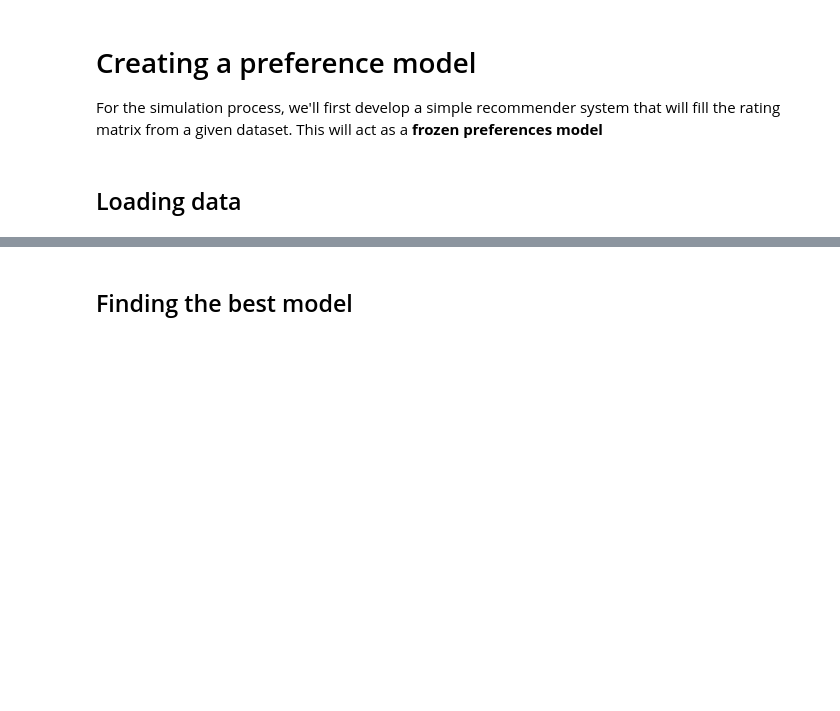
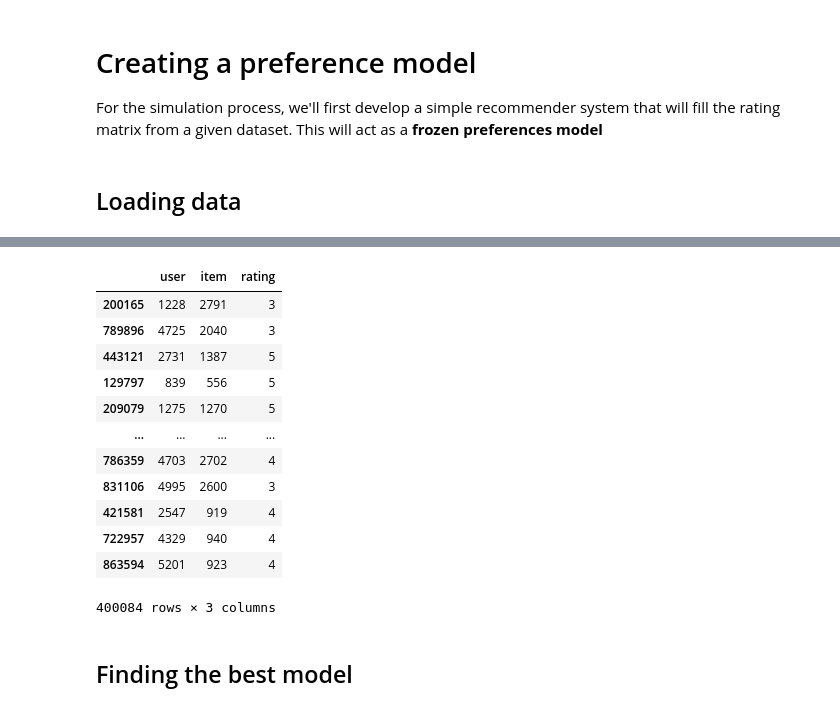
Before and after one commit to caiotda/dynamicTasteDistortion, a Jupyter notebook: simulation/00-preference_model.ipynb, the cells around one changed output, grey strips where cells are left out. Drawn from its saved outputs; the diff is of its cells as text; code cells hidden in the pictures; blank space fills up the shorter version.

```diff
--- a/simulation/00-preference_model.ipynb
+++ b/simulation/00-preference_model.ipynb
@@ -44,6 +55,21 @@ df
 # %%
-reader = Reader(rating_scale=(1, 5))
 
-data = Dataset.load_from_df(df[["user", "item", "rating"]], reader)
+data = df[["user", "item", "rating"]]
 # %%
-trainset, testset = train_test_split(data, test_size=0.2)
+trainset, testset = train_test_split(data, test_size=0.3)
+# %%
+trainset
+# %% [output]
+|  | user | item | rating |
+| 200165 | 1228 | 2791 | 3 |
+| 789896 | 4725 | 2040 | 3 |
+| 443121 | 2731 | 1387 | 5 |
+| 129797 | 839 | 556 | 5 |
+| 209079 | 1275 | 1270 | 5 |
+| ... | ... | ... | ... |
+| 786359 | 4703 | 2702 | 4 |
+| 831106 | 4995 | 2600 | 3 |
+| 421581 | 2547 | 919 | 4 |
+| 722957 | 4329 | 940 | 4 |
+| 863594 | 5201 | 923 | 4 |
+400084 rows × 3 columns
```
Also changed, not shown: parts of 33 cells of this notebook, 1 other file.
